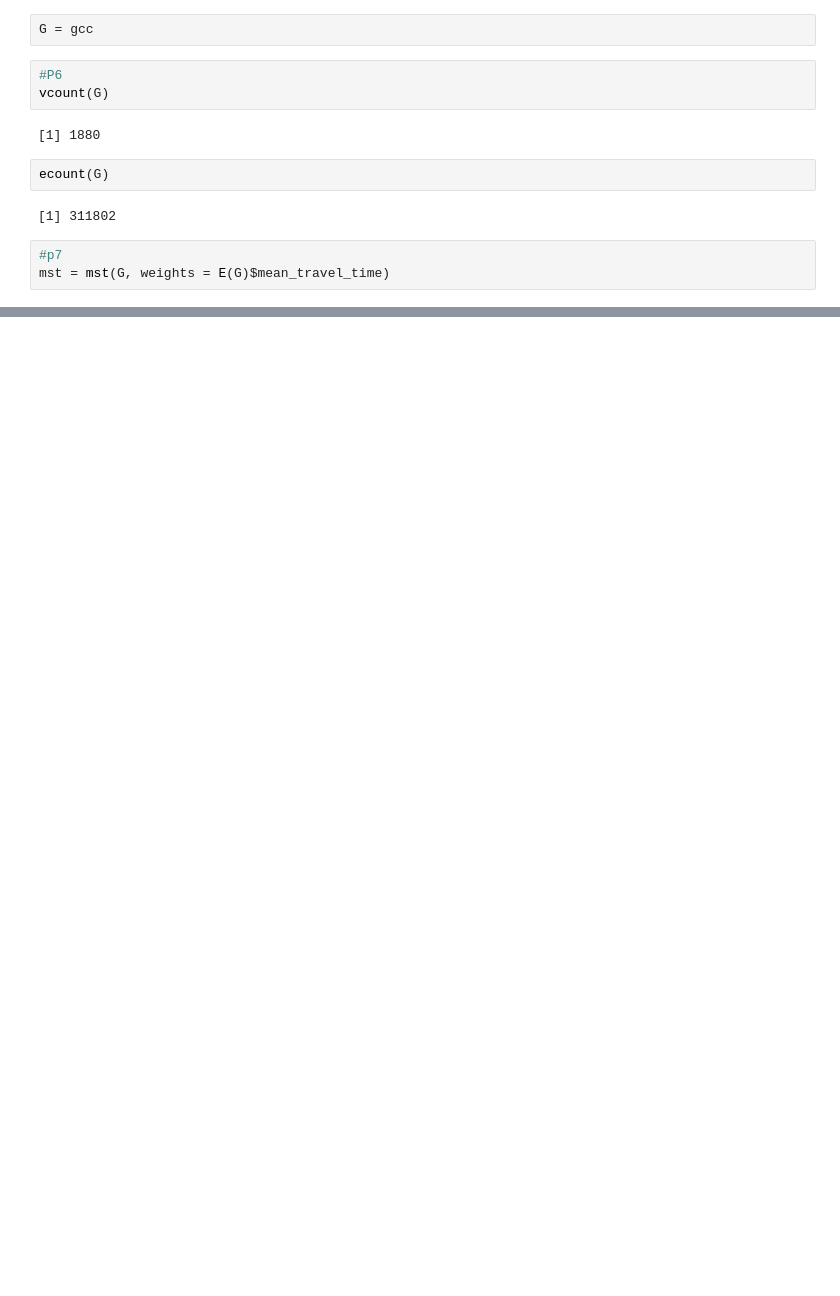
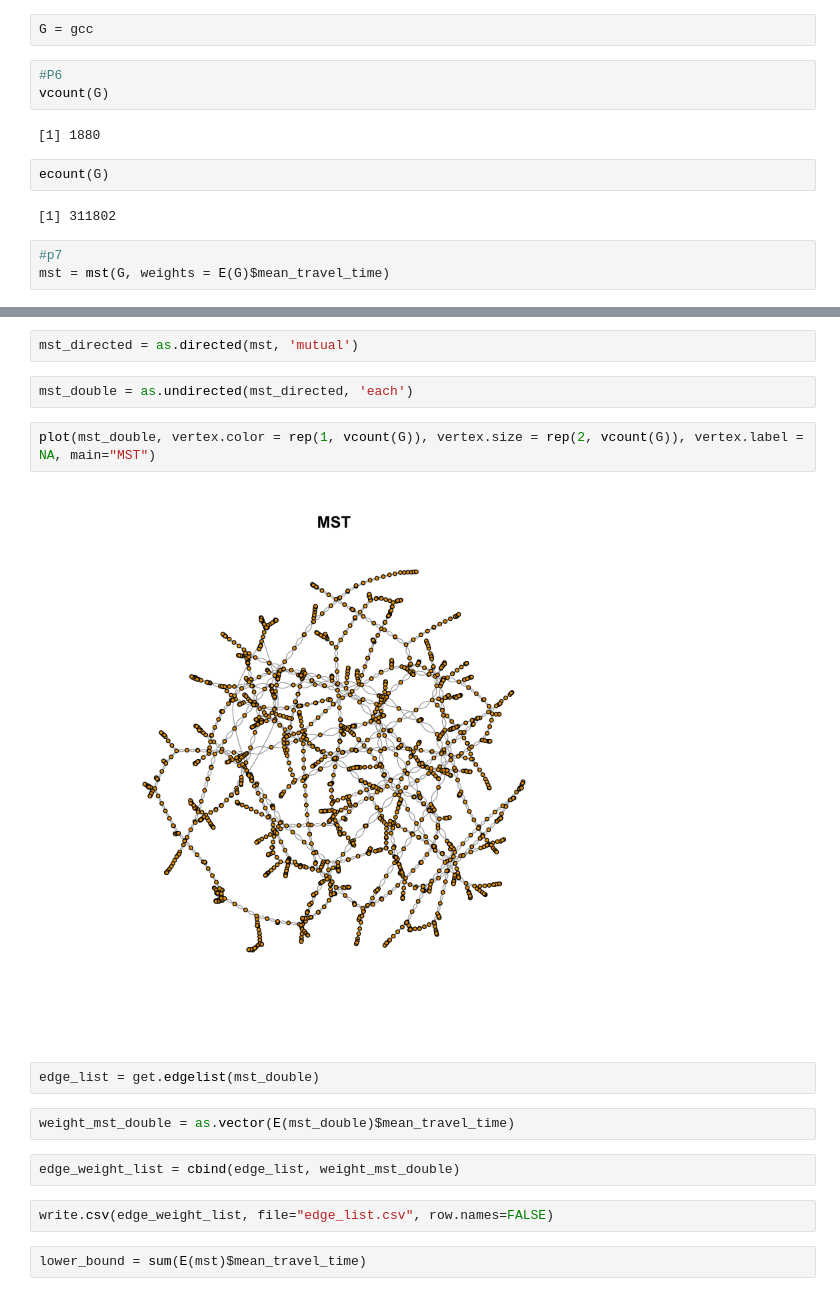
Before and after one commit to twjeric/UCLA-EE232-Large-Scale-Social-and-Complex-Networks, a Jupyter notebook: Project5/P6-10.ipynb, the cells around one changed output, grey strips where cells are left out. Saved outputs shown, nothing was run; the diff lists cells and outputs as text; blank space fills up the shorter version.

```diff
--- a/Project5/P6-10.ipynb
+++ b/Project5/P6-10.ipynb
@@ -134,0 +174,18 @@ xxxx = check_ineql(G)
+# %%
+mst_directed = as.directed(mst, 'mutual')
+# %%
+mst_double = as.undirected(mst_directed, 'each')
+# %%
+plot(mst_double, vertex.color = rep(1, vcount(G)), vertex.size = rep(2, vcount(G)), vertex.label = NA, main="MST")
+# %% [output]
+[figure, added]
+# %%
+edge_list = get.edgelist(mst_double)
+# %%
+weight_mst_double = as.vector(E(mst_double)$mean_travel_time)
+# %%
+edge_weight_list = cbind(edge_list, weight_mst_double)
+# %%
+write.csv(edge_weight_list, file="edge_list.csv", row.names=FALSE)
+# %%
+lower_bound = sum(E(mst)$mean_travel_time)
```
Also changed, not shown: parts of 24 cells of this notebook, 3 other files.
